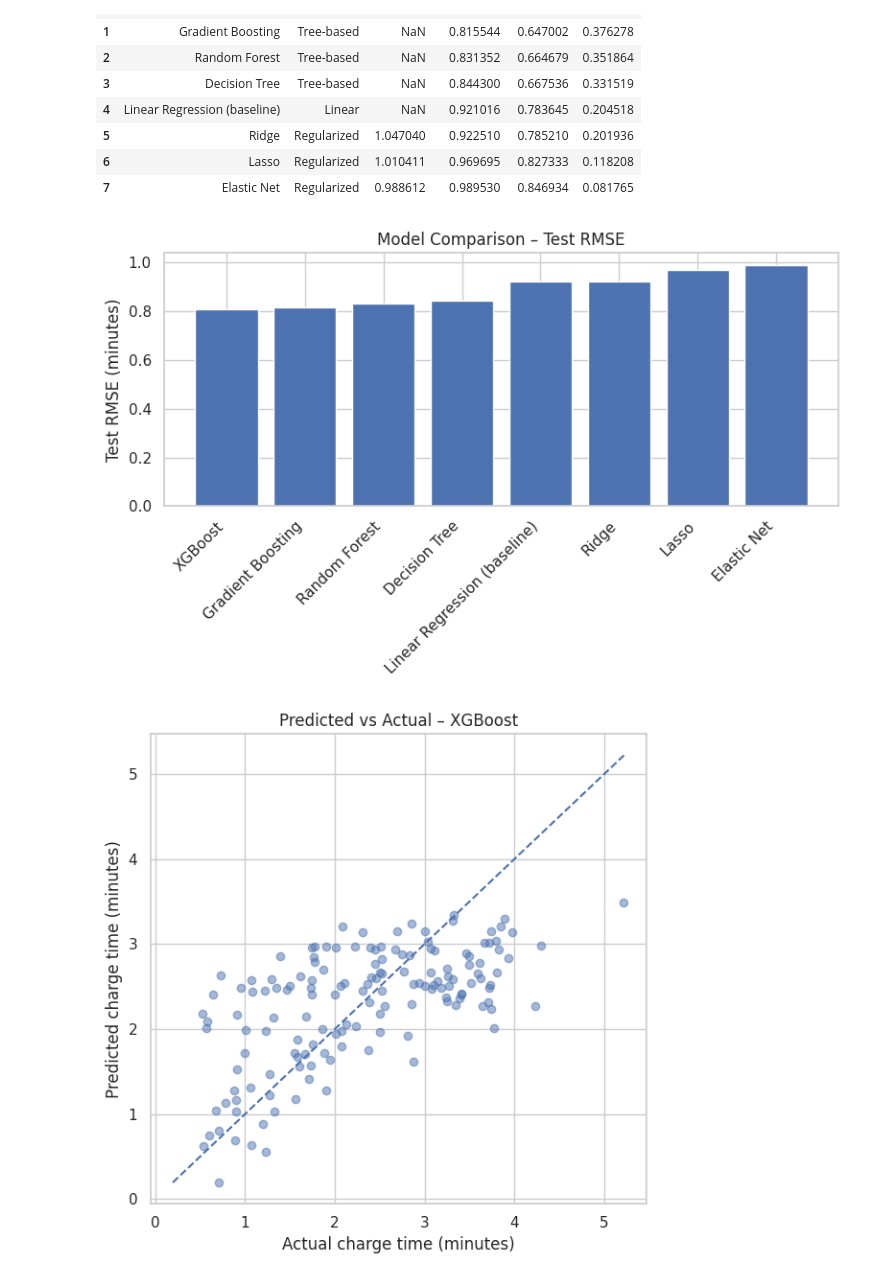
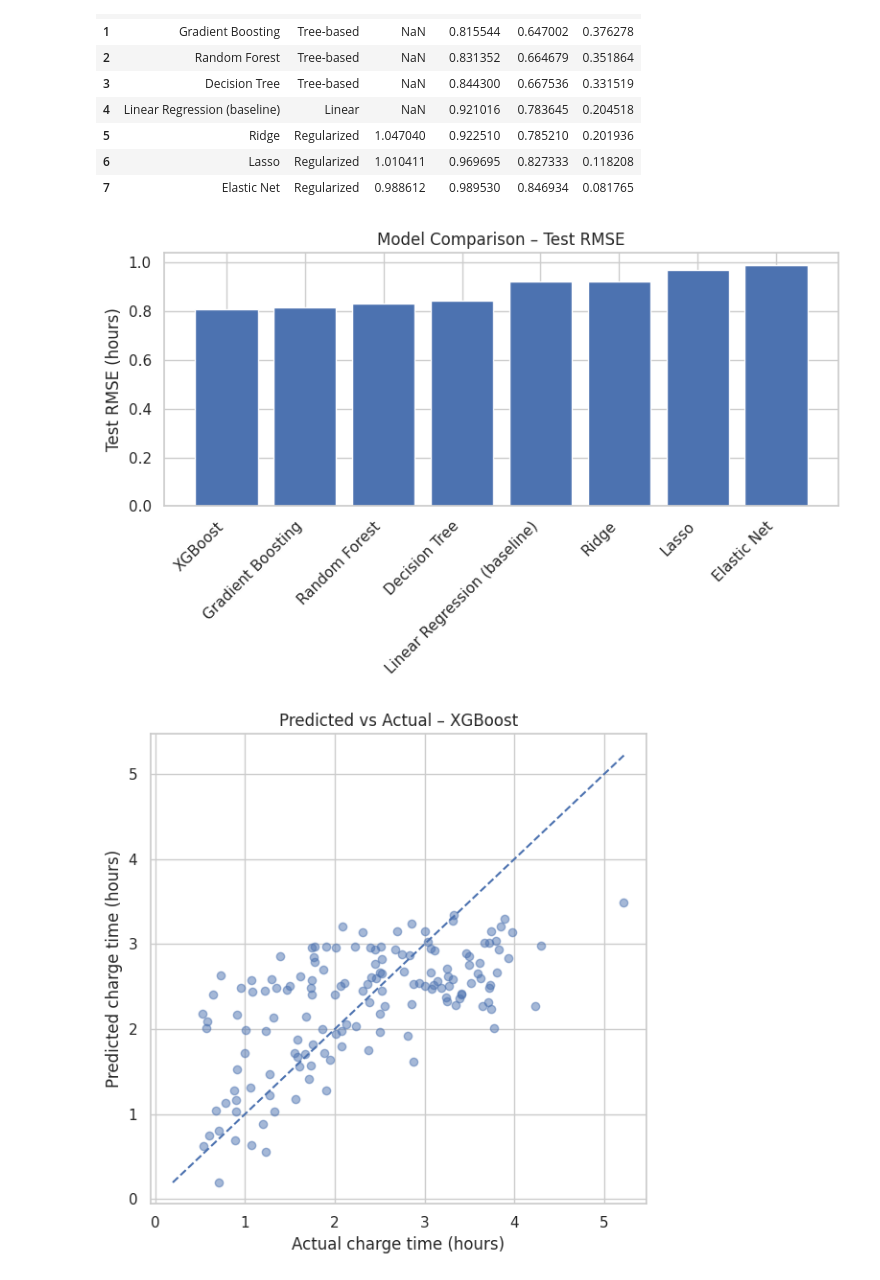
Before and after one commit to amurji22/DS3000_Final_Project, a Jupyter notebook: DS 3000 Final Project/Aaqil/Final_Project_3000.ipynb, the cells around one changed output. Saved outputs shown, nothing was run; the diff lists cells and outputs as text; code cells hidden in the pictures.

```diff
--- a/DS 3000 Final Project/Aaqil/Final_Project_3000.ipynb
+++ b/DS 3000 Final Project/Aaqil/Final_Project_3000.ipynb
@@ -1008,12 +1008,12 @@ display(all_results_df)
 plt.figure(figsize=(8, 5))
 plt.bar(all_results_df["Model"], all_results_df["Test_RMSE"])
 plt.xticks(rotation=45, ha="right")
-plt.ylabel("Test RMSE (minutes)")
+plt.ylabel("Test RMSE (hours)")
 plt.title("Model Comparison – Test RMSE")
 plt.tight_layout()
 plt.show()
 # %% [output]
-[figure, old version]
+[figure, new version]
 # %%
 # pick the row with the lowest Test_RMSE
 best_row = all_results_df.iloc[0]
@@ -1022,34 +1022,34 @@ best_model_name = best_row["Model"]
 model_lookup = {
     "Linear Regression (baseline)": linreg,
     "Ridge": ridge_best,
     "Lasso": lasso_best,
     "Elastic Net": elastic_best_model,
     "Decision Tree": best_dt,
     "Random Forest": best_rf,
     "Gradient Boosting": best_gbr,
     "XGBoost": xgb,
 }
 
 best_model = model_lookup[best_model_name]
 
 
 # use raw test features (not scaled)
 X_test_for_best = X_test
 
 # get predictions for the best model
 y_pred_best = best_model.predict(X_test_for_best)
 
 # create scatter plot of actual vs predicted charge time
 plt.figure(figsize=(6, 6))
 plt.scatter(y_test, y_pred_best, alpha=0.5)
 min_val = min(y_test.min(), y_pred_best.min())
 max_val = max(y_test.max(), y_pred_best.max())
 plt.plot([min_val, max_val], [min_val, max_val], linestyle="--") # perfect prediction line
-plt.xlabel("Actual charge time (minutes)")
-plt.ylabel("Predicted charge time (minutes)")
+plt.xlabel("Actual charge time (hours)")
+plt.ylabel("Predicted charge time (hours)")
 plt.title(f"Predicted vs Actual – {best_model_name}")
 plt.tight_layout()
 plt.show()
 # %% [output]
-[figure, old version]
+[figure, new version]
 # %%
```
Also changed, not shown: parts of 2 cells of this notebook.
